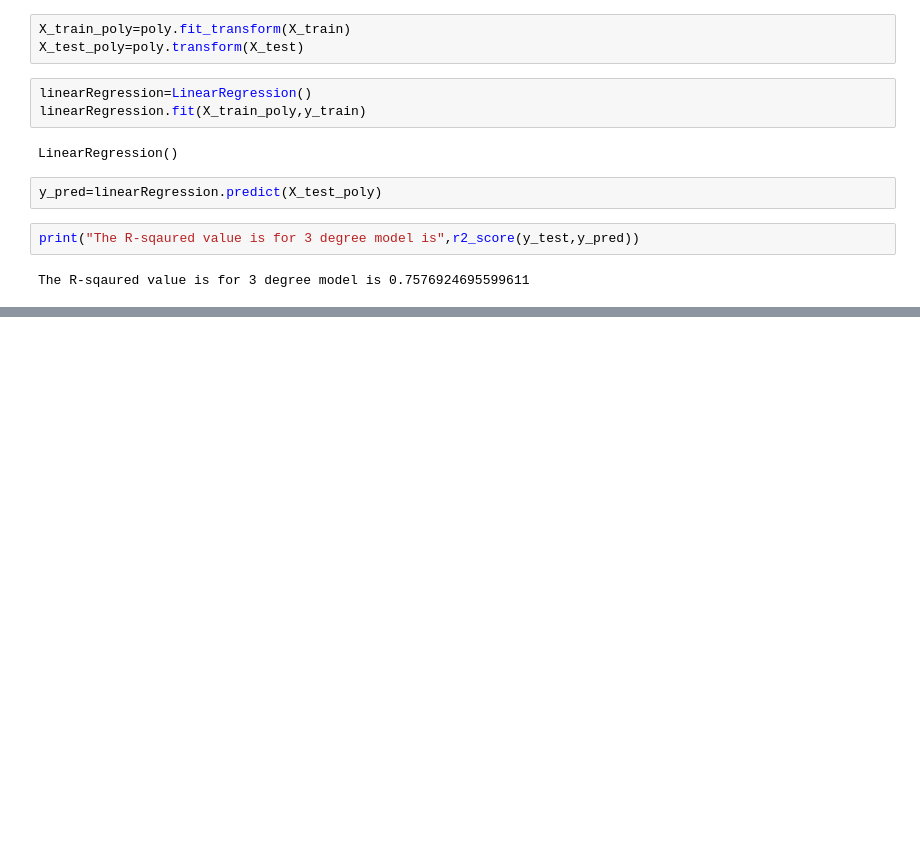
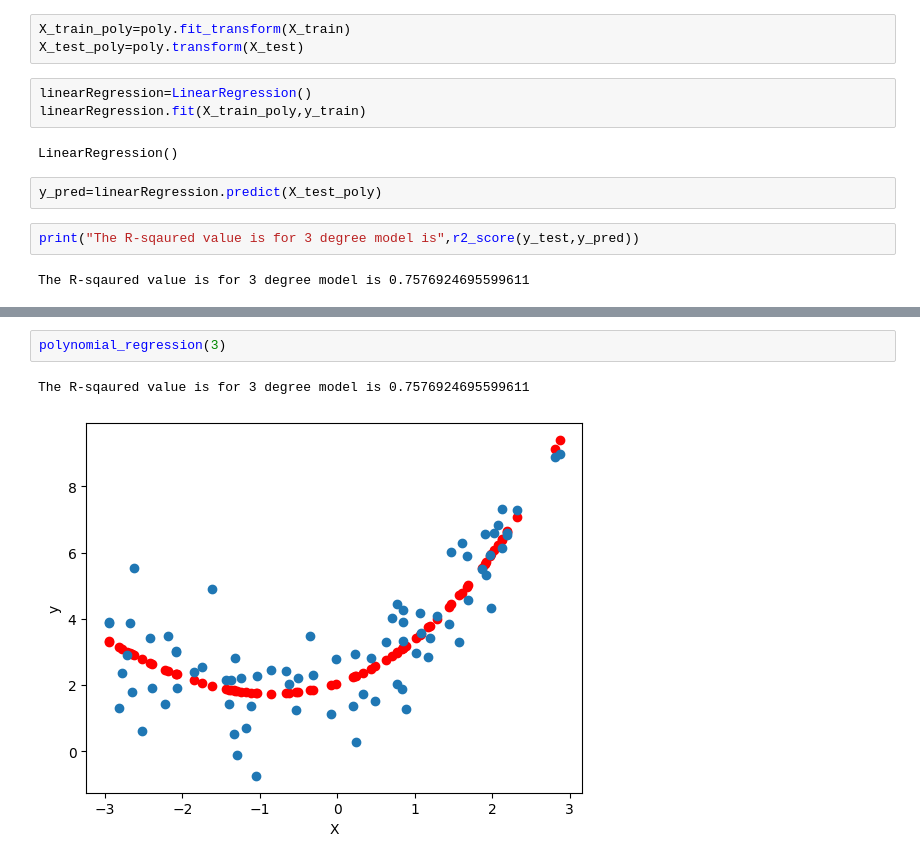
Before and after one commit to vivek-anand-singh/PolynomialRegression, a Jupyter notebook: analysis.ipynb, the cells around one changed output, grey strips where cells are left out. Saved outputs shown, nothing was run; the diff lists cells and outputs as text; blank space fills up the shorter version.

```diff
--- a/analysis.ipynb
+++ b/analysis.ipynb
@@ -94,0 +119,5 @@ The R-sqaured value is for 3 degree model is 0.7576924695599611
+# %%
+polynomial_regression(3)
+# %% [output]
+The R-sqaured value is for 3 degree model is 0.7576924695599611
+[figure, added]
```
Also changed, not shown: parts of 6 cells of this notebook.
